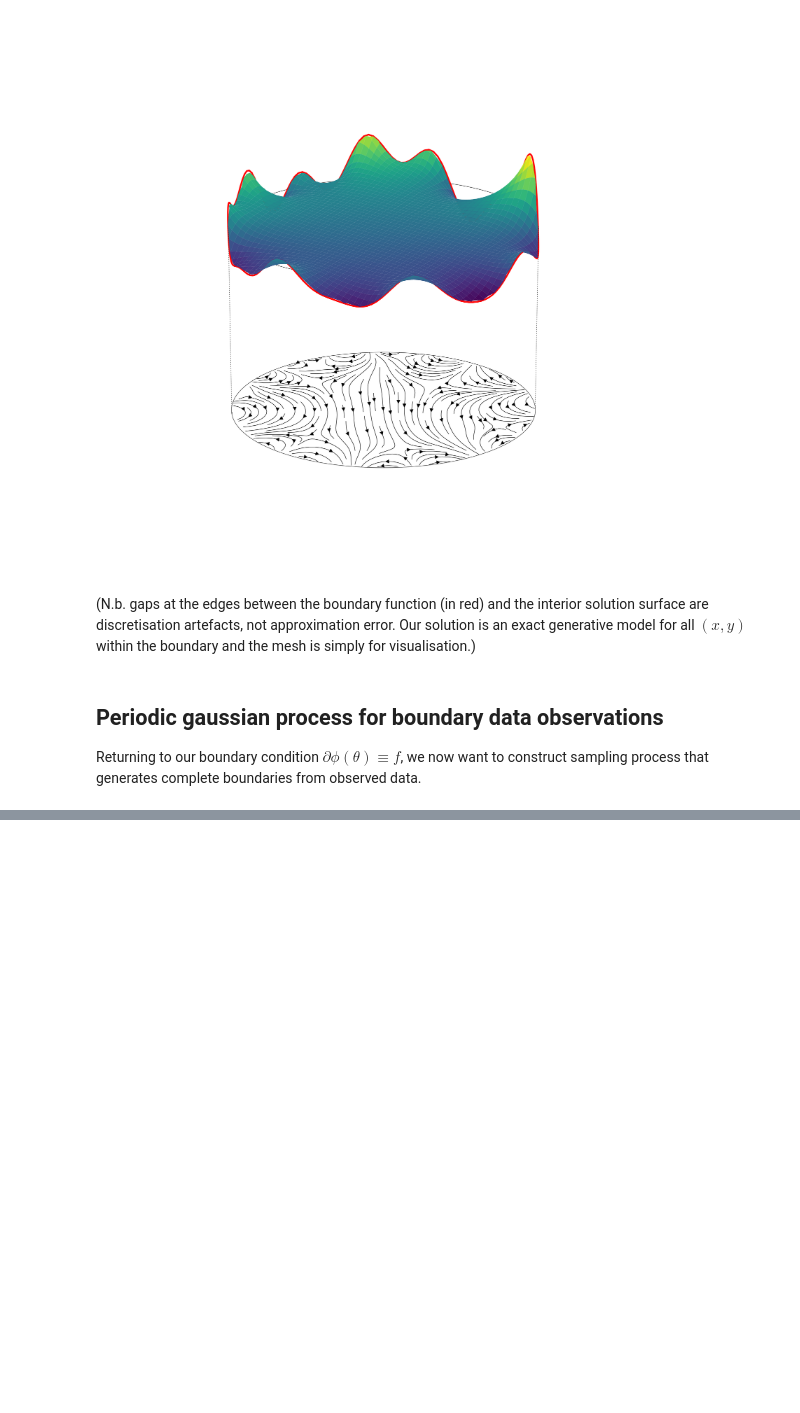
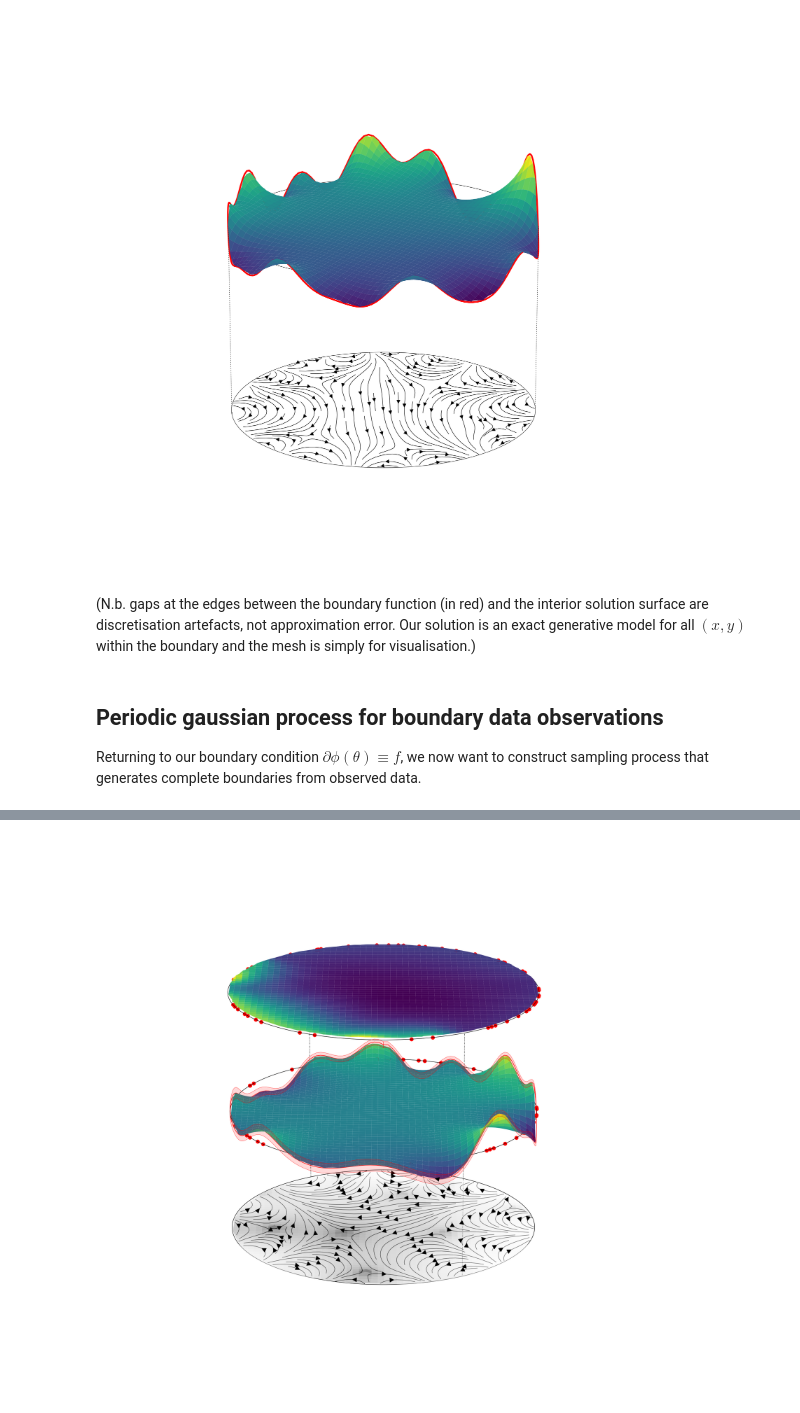
Before and after one commit to cmt-dtu-energy/hypermagnetics, a Jupyter notebook: nbs/boundaries/circular.ipynb, the cells around one changed output, grey strips where cells are left out. Saved outputs shown, nothing was run; the diff lists cells and outputs as text; code cells hidden in the pictures; blank space fills up the shorter version.

```diff
--- a/nbs/boundaries/circular.ipynb
+++ b/nbs/boundaries/circular.ipynb
@@ -273,3 +276,5 @@ with plt.style.context(["science", "ieee"]):
+# %%
+samples = jax.vmap(sample_y)(jnp.array(range(100))).T
 # %%
 def _decompose(sample):
     n_max = sample.shape[0] // 2 + 1
@@ -375,34 +380,36 @@ with plt.style.context(["science", "ieee"]):
     ax.plot_surface(
         x,
         y,
         np.sqrt(uncertainty) - 2.025 * h,
         cmap="binary",
         edgecolor="none",
         alpha=0.5,
     )
 
     # Extract streamline paths and plot them in 3D
     for path in stream.lines.get_paths():
         v = path.vertices
         vx, vy = v[:, 0], v[:, 1]
         hp = np.zeros_like(vx) - 2 * h
         hp[vx**2 + vy**2 >= 1.0] = np.nan
         line = ax.plot3D(vx, vy, hp, "k-", linewidth=0.25)
         add_arrow_to_line3D(ax, line[0], arrow_locs=[0.5], arrowsize=0.5)
 
     # Plot dashed guidelines from boundary circle down to xy-plane
     t = np.pi / 2 - np.pi / 3
     xd, yd = np.cos(t), np.sin(t)
     ax.plot([xd, xd], [yd, yd], [-2 * h, 0.0], "k:", linewidth=0.25)
     ax.plot([-xd, -xd], [-yd, -yd], [-2 * h, 0.0], "k:", linewidth=0.25)
     ax.plot([xd, xd], [yd, yd], [2 * h, 0.0], "k:", linewidth=0.25)
     ax.plot([-xd, -xd], [-yd, -yd], [2 * h, 0.0], "k:", linewidth=0.25)
 
     plt.close(fig2)  # Close the temporary figure
 
-    ax.view_init(elev=20.0, azim=200)
+    ax.view_init(elev=20.0, azim=0)
 
     plt.show()
+# %% [output]
+[figure, added]
 # %%
 with plt.style.context(["science", "ieee"]):
     fig = plt.figure(figsize=(5, 5))
```
Also changed, not shown: parts of 3 cells of this notebook.
